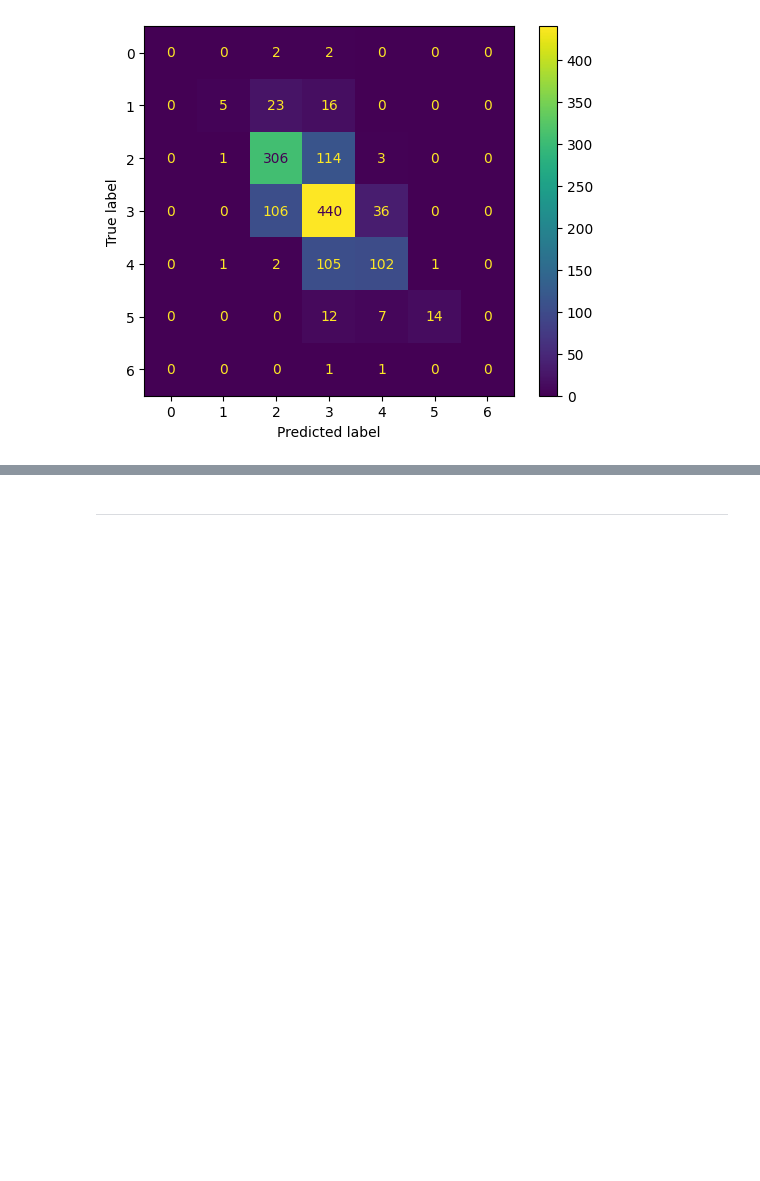
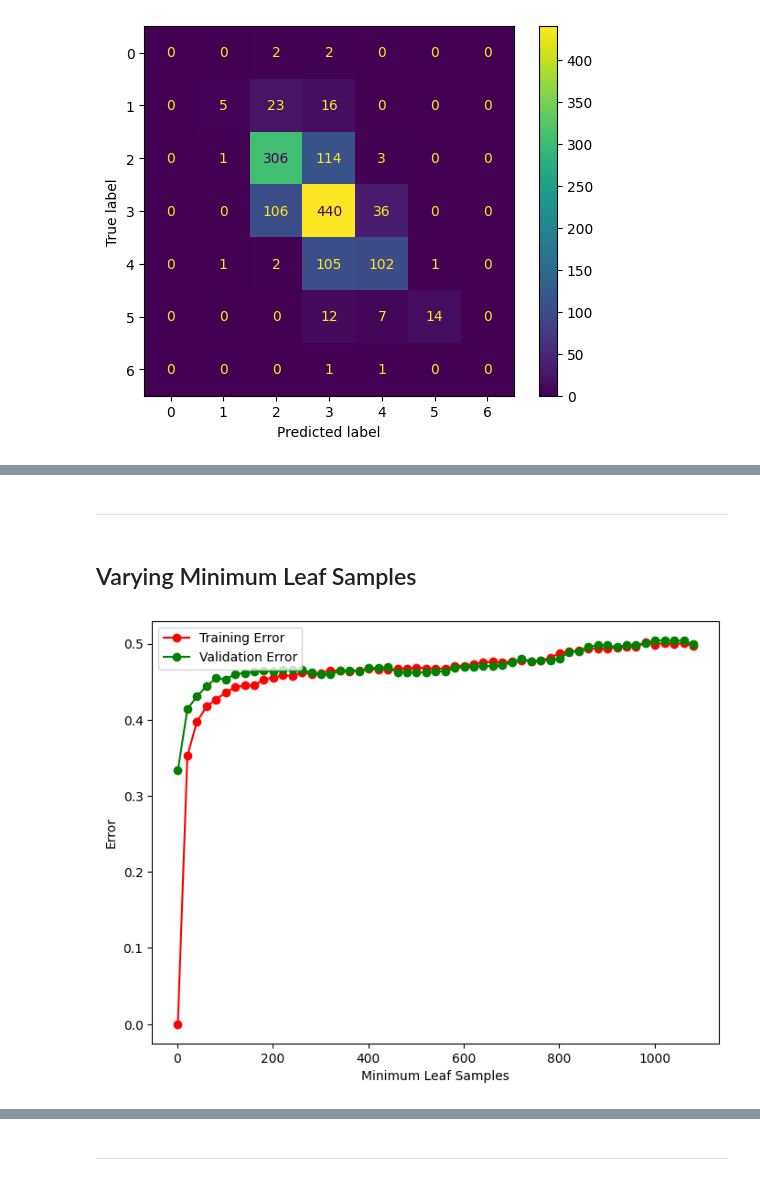
Before and after one commit to nreualuhs/178-Group-Project, a Jupyter notebook: DecisionTree.ipynb, the cells around one changed output, grey strips where cells are left out. Drawn from its saved outputs; the diff is of its cells as text; code cells hidden in the pictures; blank space fills up the shorter version.

```diff
--- a/DecisionTree.ipynb
+++ b/DecisionTree.ipynb
@@ -87 +92,26 @@ Validation error: 0.33307692307692305
+# %% [markdown]
+***
+# %% [markdown]
+## Varying Minimum Leaf Samples
+# %%
+_, axes = plt.subplots(1, figsize=(8, 6))
+
+min_samples_leaf = np.arange(1, 1101, 20)
+err_tr = np.zeros_like(min_samples_leaf, dtype=float)
+err_val = np.zeros_like(min_samples_leaf, dtype=float)
+
+for i, min_samples in enumerate(min_samples_leaf):
+    model = RandomForestClassifier(min_samples_leaf=min_samples, random_state=seed)
+
+    model.fit(X_tr, y_tr)
+    err_tr[i] = 1 - accuracy_score(y_tr, model.predict(X_tr))
+    err_val[i] = 1 - accuracy_score(y_val, model.predict(X_val))
+
+axes.plot(min_samples_leaf, err_tr, marker='o', c='red', label="Training Error")
+axes.plot(min_samples_leaf, err_val, marker='o', c='green', label="Validation Error")
+axes.set_xlabel("Minimum Leaf Samples")
+axes.set_ylabel("Error")
+axes.legend();
+# %% [output]
+[figure, new version]
 # %%
```
Also changed, not shown: parts of 33 cells of this notebook, 1 other file.
